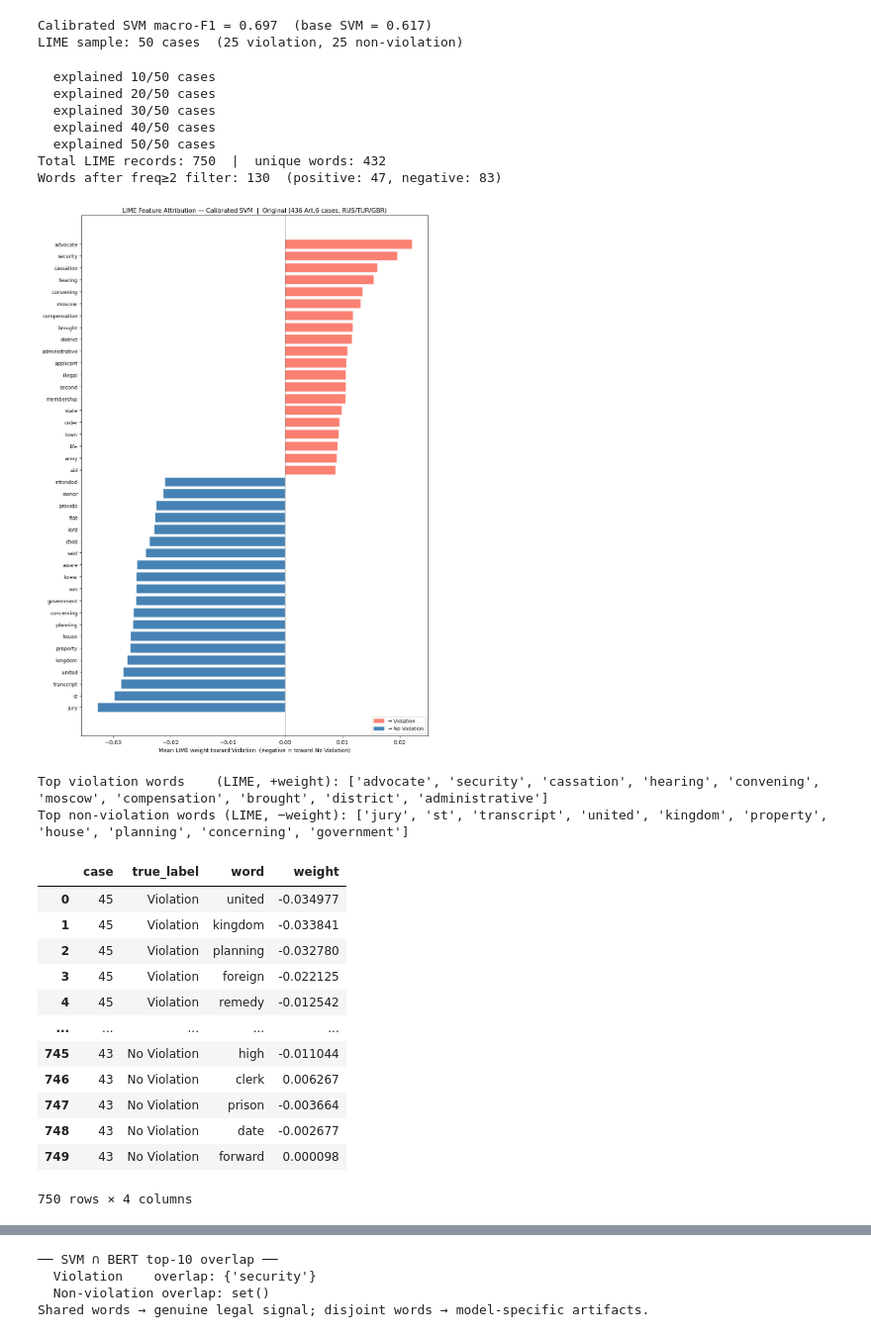
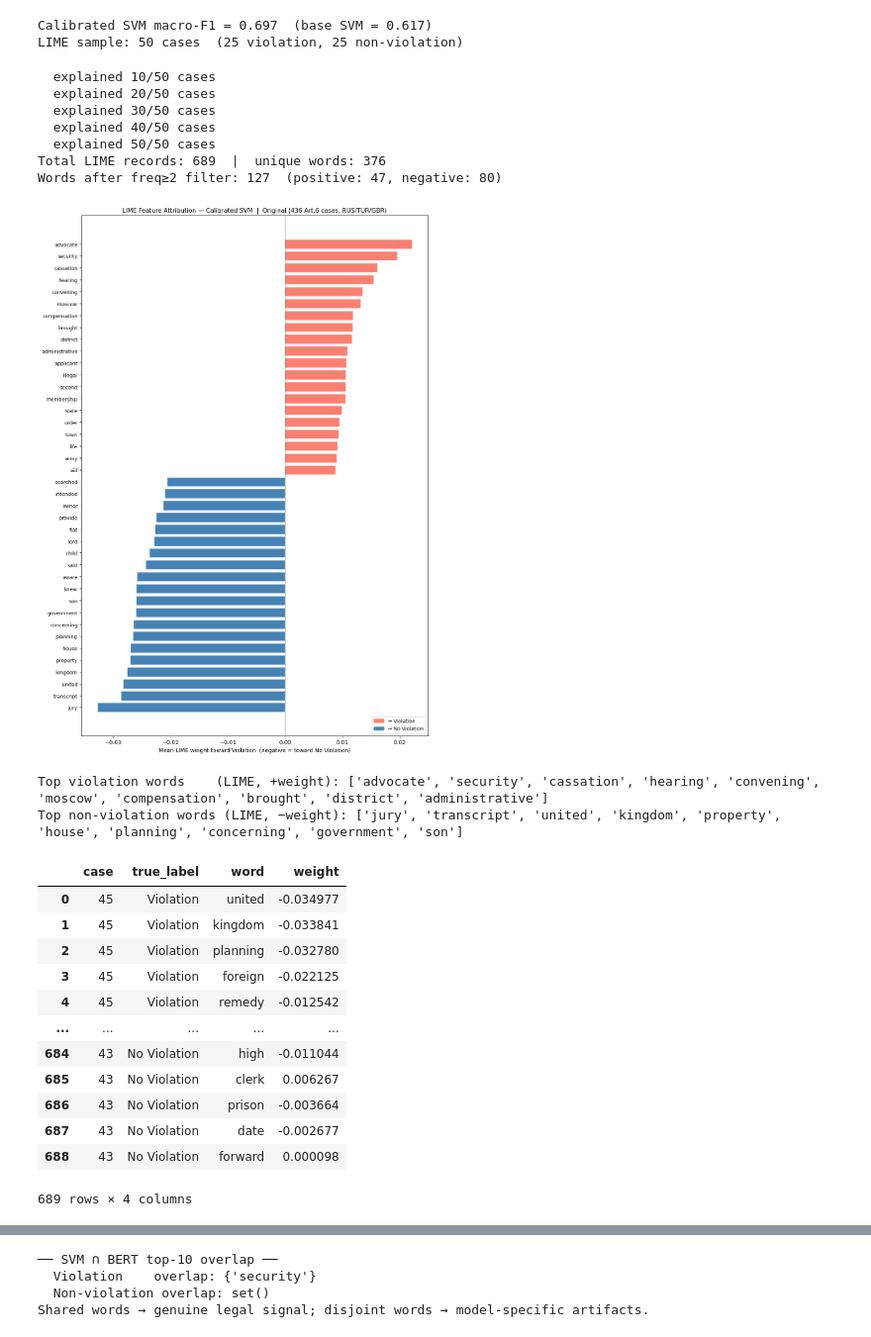
Before and after one commit to leondgarse/echr, a Jupyter notebook: echr.ipynb, the cells around one changed output, grey strips where cells are left out. Shown at 99% size. Saved outputs shown, nothing was run; the diff lists cells and outputs as text; code cells hidden in the pictures.

```diff
--- a/echr.ipynb
+++ b/echr.ipynb
@@ -1169,7 +1169,14 @@ for i, idx in enumerate(lime_sample_idx):
     true_label = 'Violation' if y_test[idx] == 1 else 'No Violation'
     for word, weight in exp.as_list(label=1):
         norm_word = _lime_normalise(word)
-        if norm_word:   # skip if tokenizer drops it (stopword / short token)
+        # Same post-filter as BERT LIME: skip stop words, non-alpha, and short tokens.
+        # Note: _lime_normalise calls legal_tokenizer which already strips stop words,
+        # but falls back to word.lower() for unrecognised tokens — so explicit checks
+        # are required to catch short tokens (e.g. 'st') and residual stop words.
+        if (norm_word
+                and norm_word.isalpha()
+                and norm_word not in LEGAL_STOP
+                and len(norm_word) > 2):
             svm_lime_records.append({'case': idx, 'true_label': true_label,
                                       'word': norm_word, 'weight': weight})
     if (i + 1) % 10 == 0:
@@ -1190,38 +1197,38 @@ print(f'Words after freq≥2 filter: {len(agg_svm)}  '
 # ── Diverging bar chart ────────────────────────────────────────────────────────
 TOP_N = 20
 top_pos = agg_svm[agg_svm['mean_weight'] > 0].tail(TOP_N)
 top_neg = agg_svm[agg_svm['mean_weight'] < 0].head(TOP_N)
 top_feats = pd.concat([top_neg, top_pos]).sort_values('mean_weight')
 
 fig, ax = plt.subplots(figsize=(10, max(6, len(top_feats) * 0.35)))
 bar_colors = ['steelblue' if w < 0 else 'salmon' for w in top_feats['mean_weight']]
 ax.barh(range(len(top_feats)), top_feats['mean_weight'],
         color=bar_colors, edgecolor='white')
 ax.set_yticks(range(len(top_feats)))
 ax.set_yticklabels(top_feats.index, fontsize=9)
 ax.axvline(0, color='black', lw=0.8)
 ax.set_xlabel('Mean LIME weight toward Violation  (negative = toward No Violation)')
 ax.set_title(f'LIME Feature Attribution — Calibrated SVM  |  {cfg["label"]}', fontsize=11)
 ax.legend(handles=[
     Patch(color='salmon',    label='→ Violation'),
     Patch(color='steelblue', label='→ No Violation'),
 ], loc='lower right', fontsize=9)
 plt.tight_layout()
 plt.show()
 
 print('Top violation words    (LIME, +weight):', list(top_pos.tail(10).index[::-1]))
 print('Top non-violation words (LIME, −weight):', list(top_neg.head(10).index))
 # %% [output]
   explained 10/50 cases
   explained 20/50 cases
   explained 30/50 cases
   explained 40/50 cases
   explained 50/50 cases
-Total LIME records: 750  |  unique words: 432
-Words after freq≥2 filter: 130  (positive: 47, negative: 83)
+Total LIME records: 689  |  unique words: 376
+Words after freq≥2 filter: 127  (positive: 47, negative: 80)
-[figure, old version]
+[figure, new version]
 Top violation words    (LIME, +weight): ['advocate', 'security', 'cassation', 'hearing', 'convening', 'moscow', 'compensation', 'brought', 'district', 'administrative']
-Top non-violation words (LIME, −weight): ['jury', 'st', 'transcript', 'united', 'kingdom', 'property', 'house', 'planning', 'concerning', 'government']
+Top non-violation words (LIME, −weight): ['jury', 'transcript', 'united', 'kingdom', 'property', 'house', 'planning', 'concerning', 'government', 'son']
 # %%
 lime_svm_df
 # %% [output]
@@ -1232,12 +1239,12 @@ lime_svm_df
 | 3 | 45 | Violation | foreign | -0.022125 |
 | 4 | 45 | Violation | remedy | -0.012542 |
 | ... | ... | ... | ... | ... |
-| 745 | 43 | No Violation | high | -0.011044 |
-| 746 | 43 | No Violation | clerk | 0.006267 |
-| 747 | 43 | No Violation | prison | -0.003664 |
-| 748 | 43 | No Violation | date | -0.002677 |
-| 749 | 43 | No Violation | forward | 0.000098 |
+| 684 | 43 | No Violation | high | -0.011044 |
+| 685 | 43 | No Violation | clerk | 0.006267 |
+| 686 | 43 | No Violation | prison | -0.003664 |
+| 687 | 43 | No Violation | date | -0.002677 |
+| 688 | 43 | No Violation | forward | 0.000098 |
-750 rows × 4 columns
+689 rows × 4 columns
 # %%
 agg_svm
 # %% [output]
```
Also changed, not shown: parts of 17 cells of this notebook.
